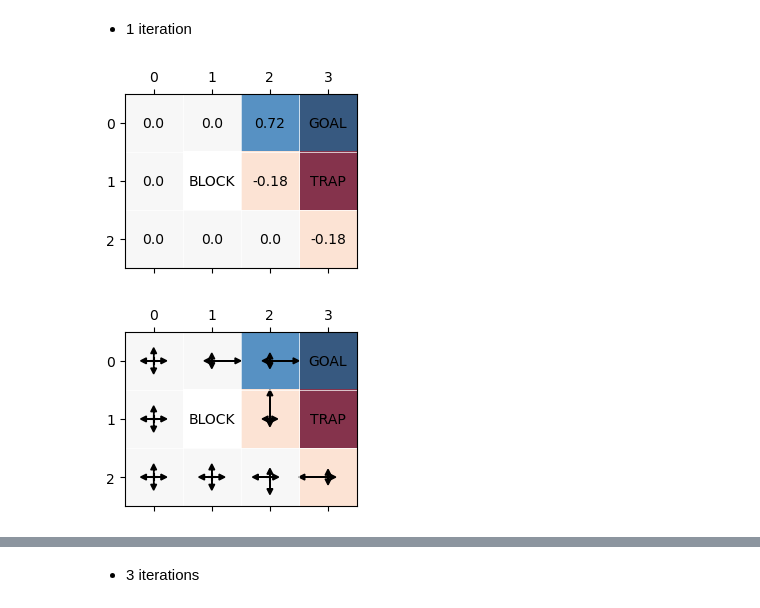
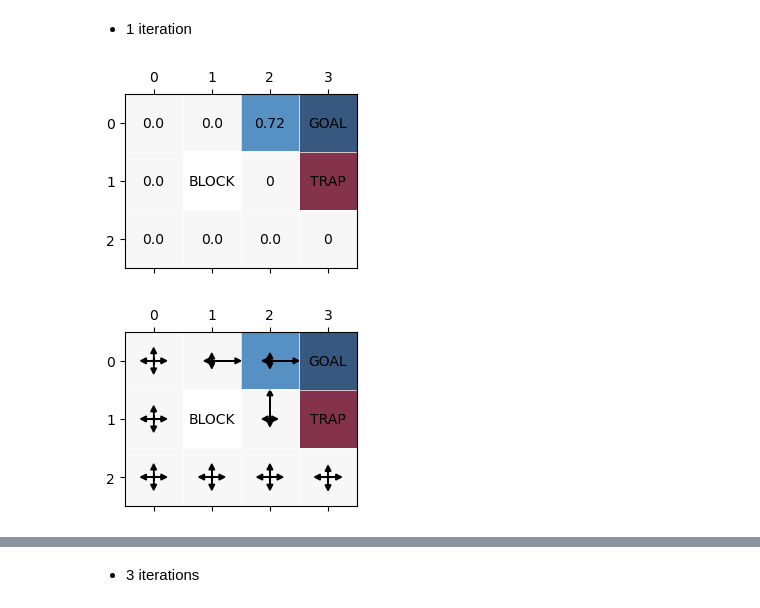
Before and after one commit to msdkang/Reinforcement-Learning, a Jupyter notebook: simple example.ipynb, the cells around one changed output, grey strips where cells are left out. Cells and saved outputs as stored; diff of their text form; code cells hidden in the pictures.

```diff
--- a/simple example.ipynb
+++ b/simple example.ipynb
@@ -157,9 +157,10 @@ plot_policy(values)
 # %%
 GAMMA = 0.9
 
-def value_iteration(values, policy, iterations=100):
+def value_iteration(policy, iterations=100):
+    values = {state:reward(state) for state in STATES}
     for _ in range(iterations):
-        new_values = {state: 0 for state in STATES}
+        new_values = {state:0 for state in STATES}
         for state in STATES:
             if state in {GOAL, TRAP, BLOCK}:
                 new_values[state] = reward(state)
@@ -168,15 +169,14 @@ def value_iteration(values, policy, iterations=100):
             for action, p in policy[state].items():
                 next_state = transition(state, action)
                 val += p * (reward(state) + GAMMA * values[next_state])
-            new_values[state] = val
+            new_values[state] = max(val, 0)
         values = new_values
         policy = update_policy(values)
 
     return values, policy
 
-values = {state:reward(state) for state in STATES}
 policy = update_policy(values)
-utilities, policy = value_iteration(values, policy, 0)
+utilities, policy = value_iteration(policy, 0)
 plot_values(utilities)
 plot_policy(utilities)
 # %% [output]
@@ -185,9 +185,9 @@ plot_policy(utilities)
 # %% [markdown]
 - 1 iteration
 # %%
-utilities, policy = value_iteration(values, policy, 1)
+utilities, policy = value_iteration(policy, 1)
 plot_values(utilities)
 plot_policy(utilities)
 # %% [output]
-[figure, old version]
+[figure, new version]
-[figure, old version]
+[figure, new version]
```
Also changed, not shown: parts of 4 cells of this notebook, 1 other file.
